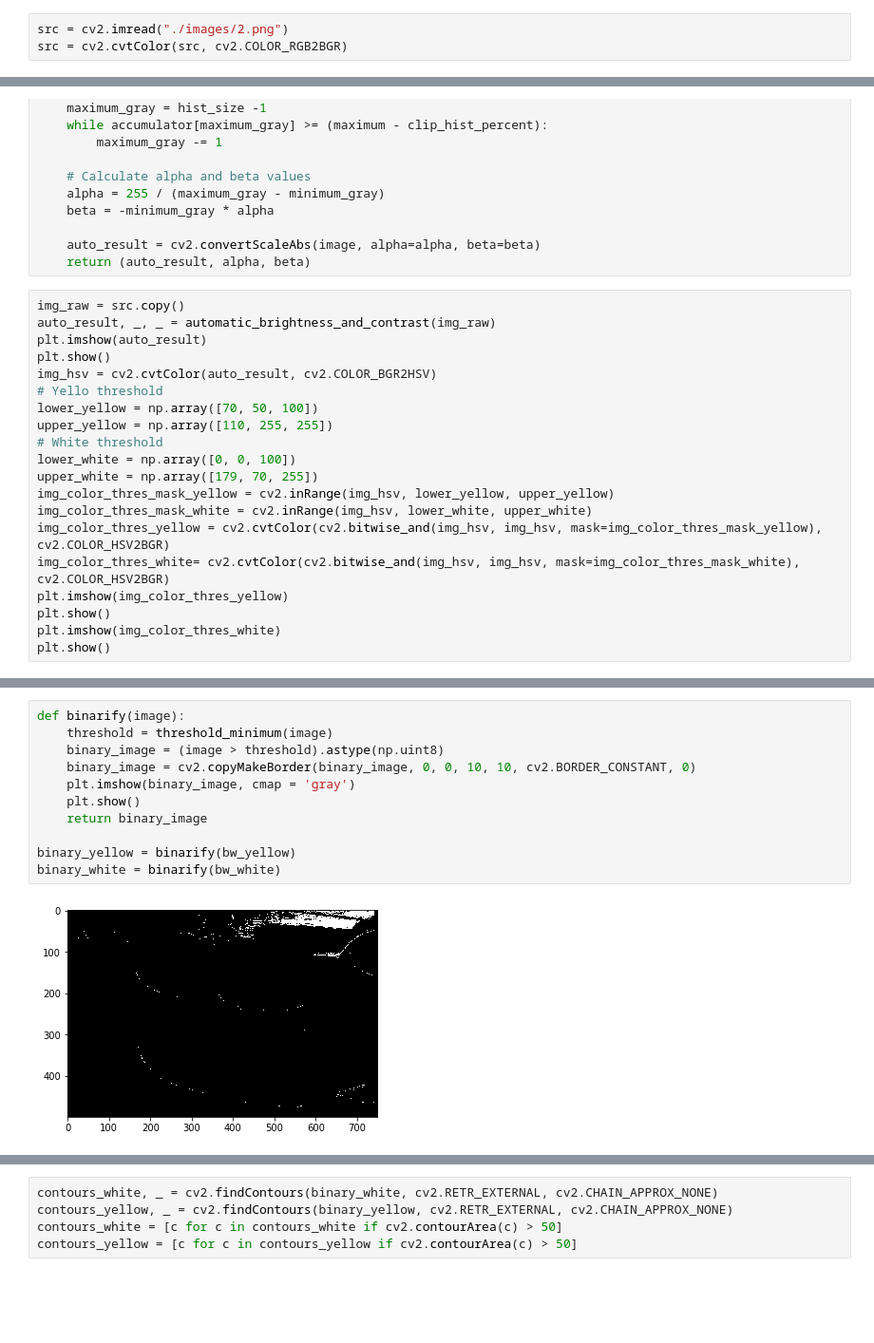
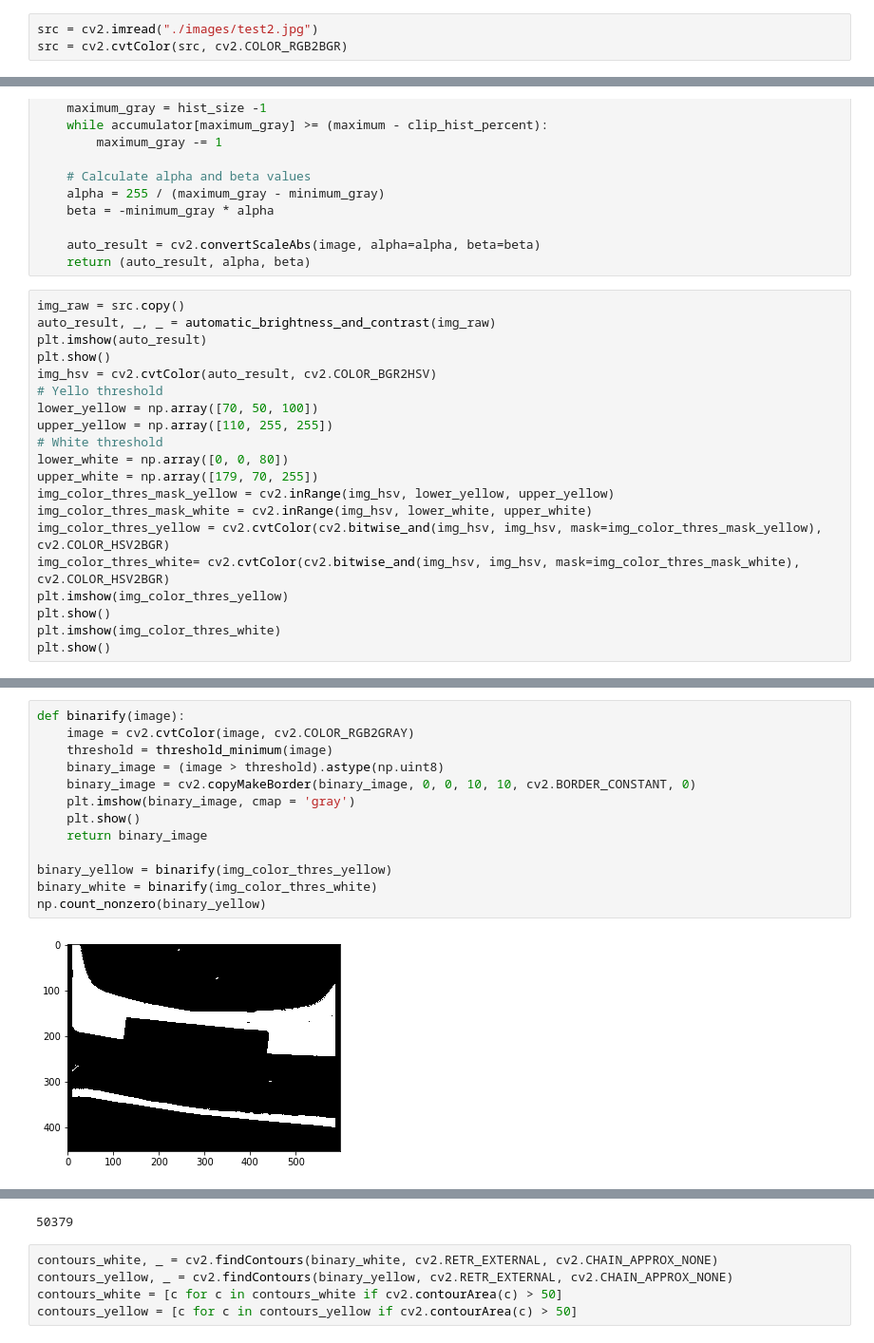
Before and after one commit to elise-ng/FYP_SmartCarPark, a Jupyter notebook: cv/plate_detection.ipynb, the cells around one changed output, grey strips where cells are left out. Shown at 95% size. Drawn from its saved outputs; the diff is of its cells as text; blank space fills up the shorter version.

Commit message:
feat: progress on color filtering and EAST text detector

```diff
--- a/cv/plate_detection.ipynb
+++ b/cv/plate_detection.ipynb
@@ -12,7 +12,7 @@ from operator import add
 # %% [markdown]
 ## Import image
 # %%
-src = cv2.imread("./images/2.png")
+src = cv2.imread("./images/test2.jpg")
 src = cv2.cvtColor(src, cv2.COLOR_RGB2BGR)
 # %%
 plt.imshow(src)
@@ -64,7 +64,7 @@ img_hsv = cv2.cvtColor(auto_result, cv2.COLOR_BGR2HSV)
 lower_yellow = np.array([70, 50, 100])
 upper_yellow = np.array([110, 255, 255])
 # White threshold
-lower_white = np.array([0, 0, 100])
+lower_white = np.array([0, 0, 80])
 upper_white = np.array([179, 70, 255])
 img_color_thres_mask_yellow = cv2.inRange(img_hsv, lower_yellow, upper_yellow)
 img_color_thres_mask_white = cv2.inRange(img_hsv, lower_white, upper_white)
@@ -88,13 +81,15 @@ plt.show()
 # %%
 def binarify(image):
+    image = cv2.cvtColor(image, cv2.COLOR_RGB2GRAY)
     threshold = threshold_minimum(image)
     binary_image = (image > threshold).astype(np.uint8)
     binary_image = cv2.copyMakeBorder(binary_image, 0, 0, 10, 10, cv2.BORDER_CONSTANT, 0)
     plt.imshow(binary_image, cmap = 'gray')
     plt.show()
     return binary_image
 
-binary_yellow = binarify(bw_yellow)
-binary_white = binarify(bw_white)
+binary_yellow = binarify(img_color_thres_yellow)
+binary_white = binarify(img_color_thres_white)
+np.count_nonzero(binary_yellow)
 # %% [output]
-[figure, old version]
+[figure, new version]
@@ -102,3 +97,4 @@ binary_white = binarify(bw_white)
+50379
 # %%
 contours_white, _ = cv2.findContours(binary_white, cv2.RETR_EXTERNAL, cv2.CHAIN_APPROX_NONE)
 contours_yellow, _ = cv2.findContours(binary_yellow, cv2.RETR_EXTERNAL, cv2.CHAIN_APPROX_NONE)
```
Also changed, not shown: parts of 5 cells of this notebook, 4 other files.
